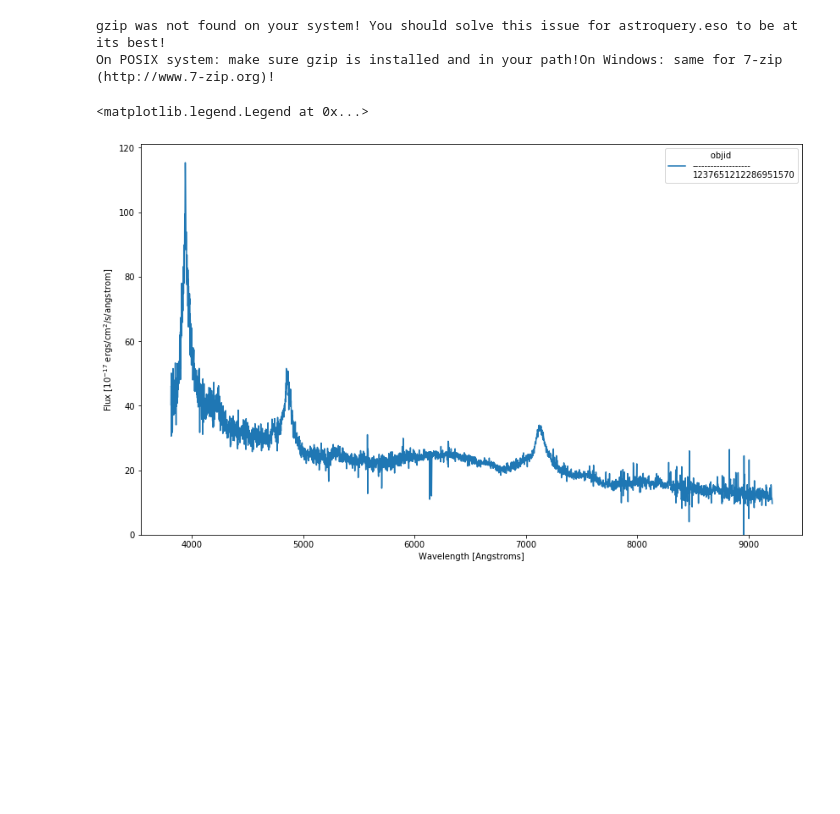
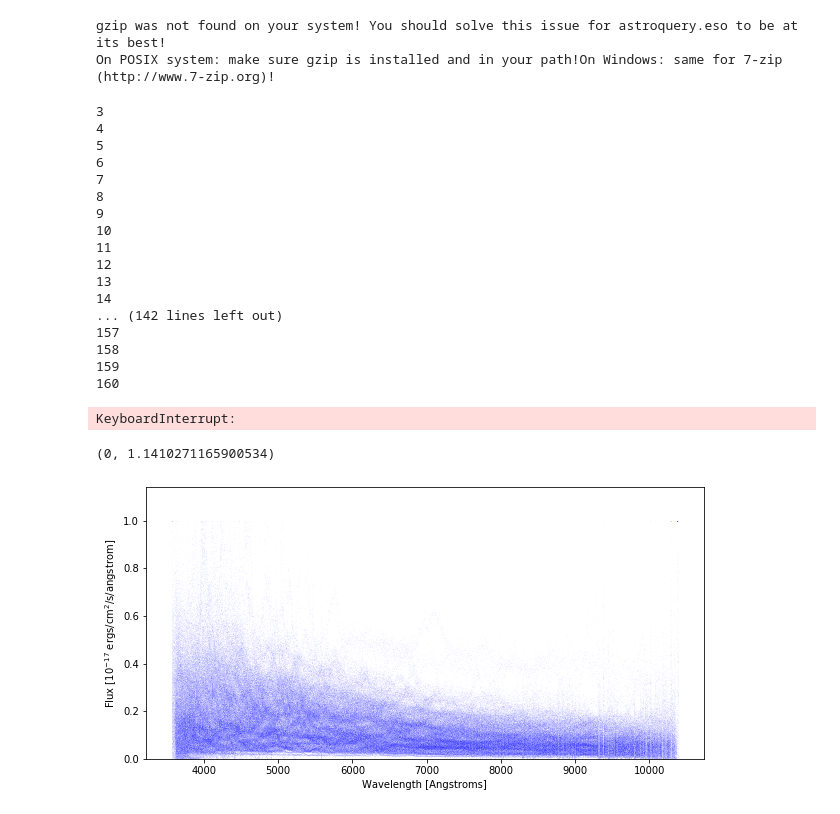
Before and after one commit to AlexanderEvitt/QuasVar, a Jupyter notebook: Code/spectra.ipynb, the cells around one changed output. Cells and saved outputs as stored; diff of their text form; code cells hidden in the pictures; blank space fills up the shorter version.

```diff
--- a/Code/spectra.ipynb
+++ b/Code/spectra.ipynb
@@ -14,13 +14,11 @@ On POSIX system: make sure gzip is installed and in your path!On Windows: same f
 # %%
 #Get spectra for objects
 
-idr = pd.read_csv('final_quasar_catalogue.csv', sep=',', usecols=['NAME'],squeeze=True)
-rar = pd.read_csv('final_quasar_catalogue.csv', sep=',', usecols=['RA'],squeeze=True)
-decr = pd.read_csv('final_quasar_catalogue.csv', sep=',', usecols=['DEC'],squeeze=True)
+rar = pd.read_csv('F:/catalogues/final_quasar_catalogue.csv', sep=',', usecols=['RA'],squeeze=True)
+decr = pd.read_csv('F:/catalogues/final_quasar_catalogue.csv', sep=',', usecols=['DEC'],squeeze=True)
 
 source_list = [np.array(['source'])]
-for row in range(37,len(idr)):
-    id = idr[row]
+for row in range(3,len(rar)):
     ra = rar[row]
     dec = decr[row]
     pos = coords.SkyCoord(ra, dec, unit=u.deg)
@@ -31,7 +29,7 @@ for row in range(37,len(idr)):
     spectrum = np.concatenate(([a],[flux]),axis=0)
     source = [np.array([xid[0]['instrument']])]
     source_list = np.concatenate((source_list,source),axis=0)
-    with open('C:/Users/811261/Documents/Research/spectra/' + str(row) + 'sp.pickle','wb') as wfile:
+    with open('F:/spectra/' + str(row) + 'sp.pickle','wb') as wfile:
         pickle.dump(spectrum,wfile)
     print(row)
 
@@ -41,20 +39,39 @@ for i in np.arange(xid['ra'].size):
 ax.set_ylabel('Flux [10$^{-17}$ ergs/cm$^2$/s/\AA]')
 ax.set_xlabel('Wavelength [\AA]')
 ax.legend(loc='upper right')'''
+# %% [output]
+3
+4
+5
+6
+7
+8
+9
+10
+11
+12
+13
+14
+... (142 lines left out)
+157
+158
+159
+160
+KeyboardInterrupt:
 # %%
-#Plot spectra
-file = 'F:/quasar_database/catalogues'
-with open(file,'rb') as rfile:
-    sp = pickle.load(rfile)
+import os
 
-
-fig, ax = plt.subplots(figsize=(14.,8.5))
-
-ax.plot(10.**sp[0],sp[1],label=xid['objid'])
+fig = plt.figure(figsize=(10,5))
+ax = plt.subplot()
+for file in os.listdir('F:/spectra/'):
+    file = 'F:/spectra/{}'.format(file)
+    with open(file,'rb') as rfile:
+        sp = pickle.load(rfile)
+    ax.scatter(10.**sp[0],sp[1]/np.max(sp[1]),c='blue',s=0.00005)#,label=xid['objid'])
 ax.set_ylabel('Flux [10$^{-17}$ ergs/cm$^2$/s/angstrom]')
 ax.set_xlabel('Wavelength [Angstroms]')
 ax.set_ylim(0)
-ax.legend(loc='upper right')
+#ax.legend(loc='upper right')
 # %% [output]
-<matplotlib.legend.Legend at 0x...>
+(0, 1.1410271165900534)
-[figure, old version]
+[figure, new version]
```
Also changed, not shown: 3 other files.
